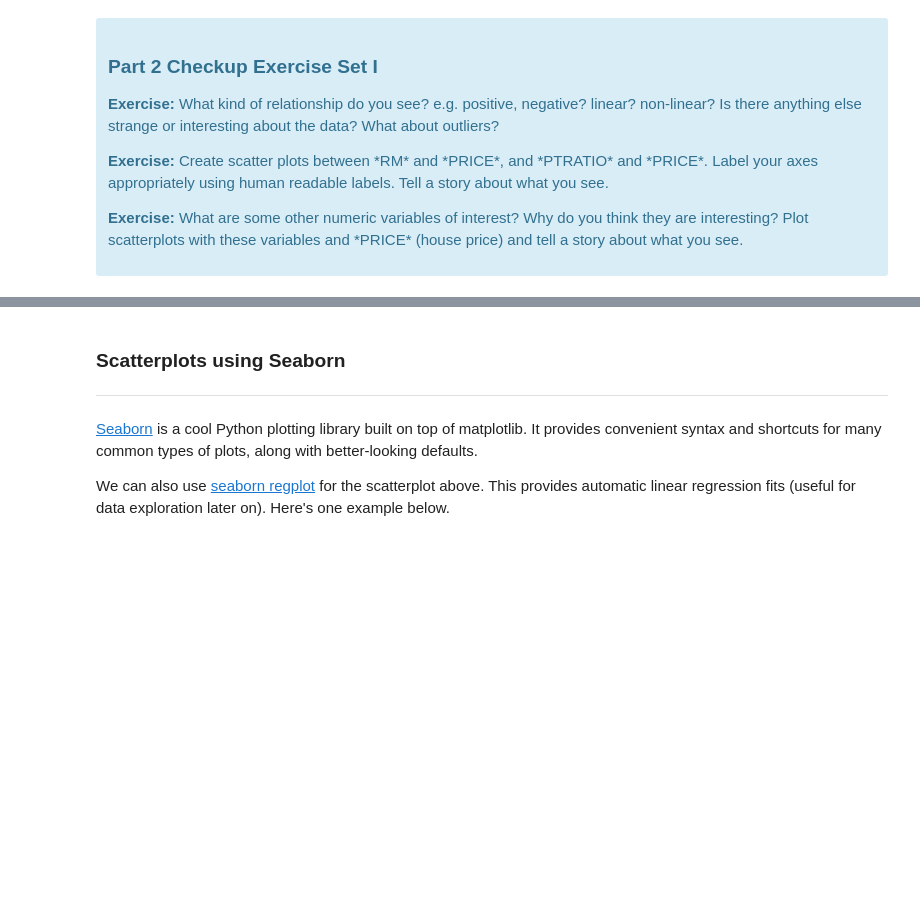
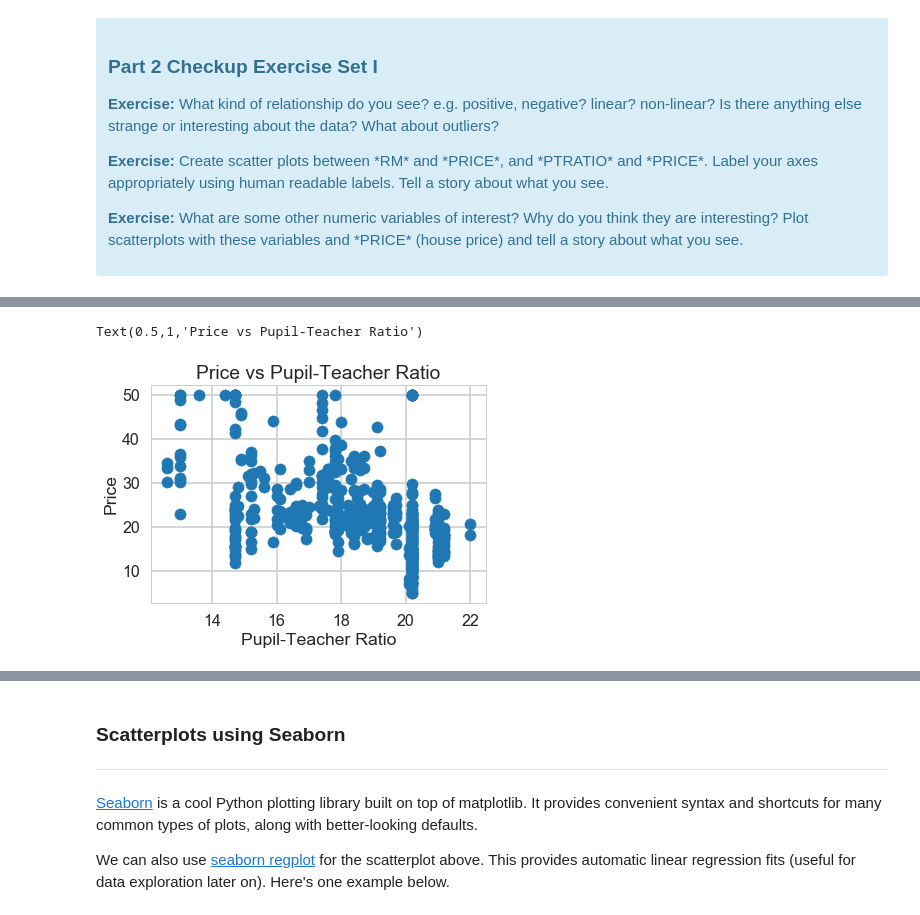
Before and after one commit to pdkim1208/Springboard, a Jupyter notebook: Mini_Project_Linear_Regression.ipynb, the cells around one changed output, grey strips where cells are left out. Drawn from its saved outputs; the diff is of its cells as text; code cells hidden in the pictures; blank space fills up the shorter version.

```diff
--- a/Mini_Project_Linear_Regression.ipynb
+++ b/Mini_Project_Linear_Regression.ipynb
@@ -284,2 +291,9 @@ Text(0.5,1,'Relationship between CRIM and Price')
 # %%
 # your turn: scatter plot between *PTRATIO* and *PRICE*
+plt.scatter(bos.PTRATIO, bos.PRICE)
+plt.xlabel('Pupil-Teacher Ratio')
+plt.ylabel('Price')
+plt.title('Price vs Pupil-Teacher Ratio')
+# %% [output]
+Text(0.5,1,'Price vs Pupil-Teacher Ratio')
+[figure, added]
```
Also changed, not shown: parts of 56 cells of this notebook.
